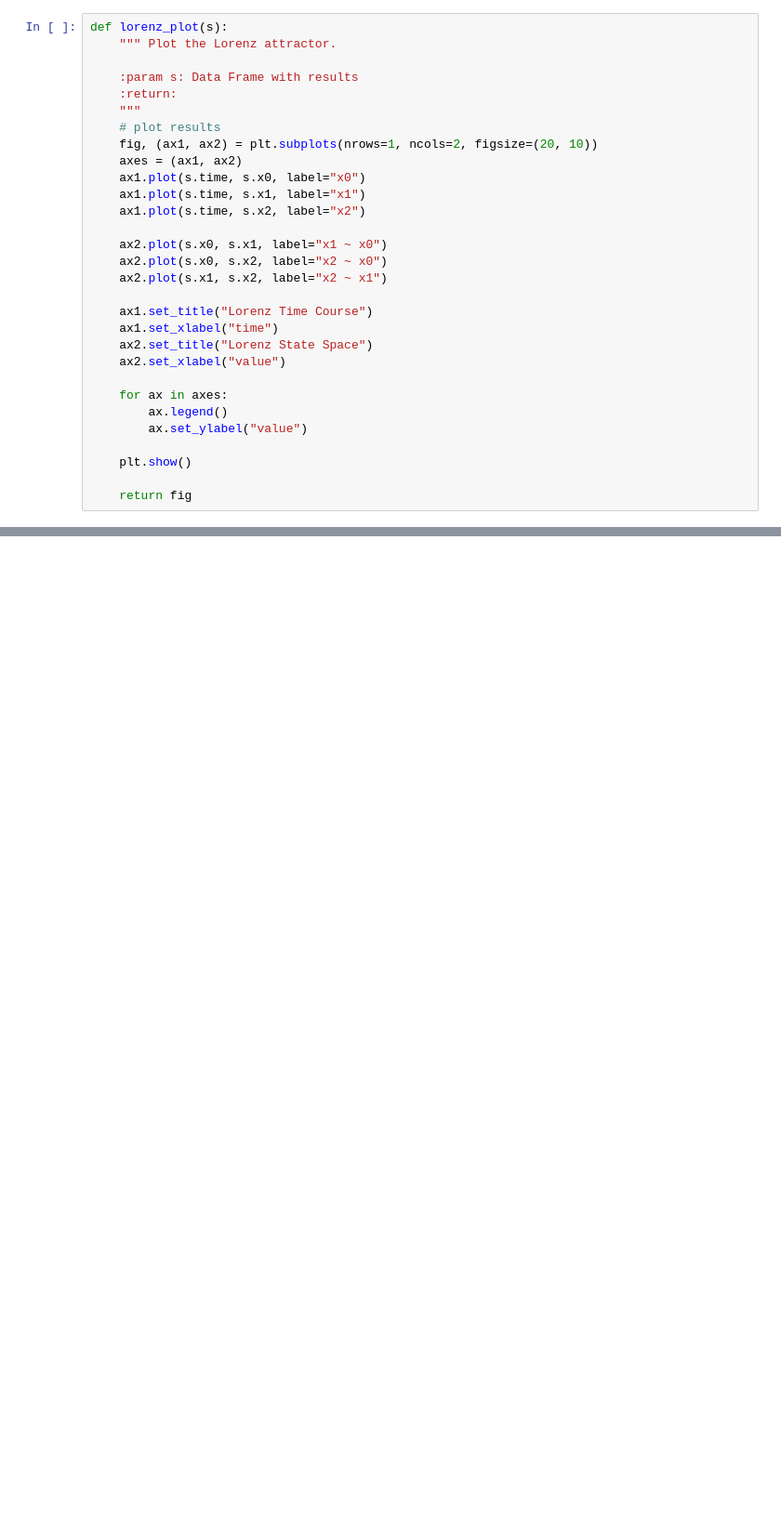
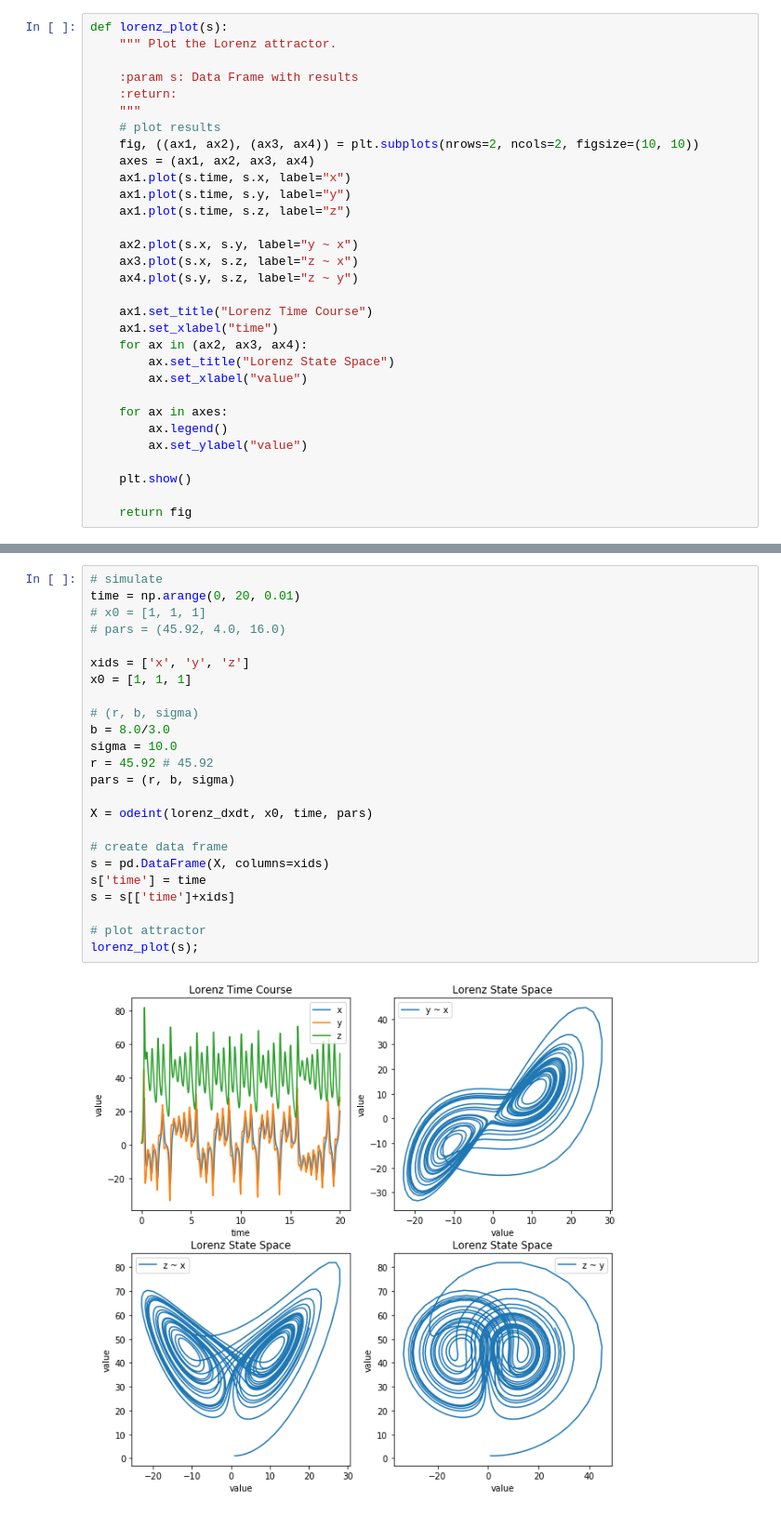
Before and after one commit to matthiaskoenig/itbtechtalks, a Jupyter notebook: talks/03_jupyter/lorenz.ipynb, the cells around one changed output, grey strips where cells are left out. Shown: that part at 93% size. Saved outputs shown, nothing was run; the diff lists cells and outputs as text; blank space fills up the shorter version.

```diff
--- a/talks/03_jupyter/lorenz.ipynb
+++ b/talks/03_jupyter/lorenz.ipynb
@@ -34,20 +59,21 @@ def lorenz_plot(s):
     :return:
     """
     # plot results
-    fig, (ax1, ax2) = plt.subplots(nrows=1, ncols=2, figsize=(20, 10))
-    axes = (ax1, ax2)
-    ax1.plot(s.time, s.x0, label="x0")
-    ax1.plot(s.time, s.x1, label="x1")
-    ax1.plot(s.time, s.x2, label="x2")
+    fig, ((ax1, ax2), (ax3, ax4)) = plt.subplots(nrows=2, ncols=2, figsize=(10, 10))
+    axes = (ax1, ax2, ax3, ax4)
+    ax1.plot(s.time, s.x, label="x")
+    ax1.plot(s.time, s.y, label="y")
+    ax1.plot(s.time, s.z, label="z")
 
-    ax2.plot(s.x0, s.x1, label="x1 ~ x0")
-    ax2.plot(s.x0, s.x2, label="x2 ~ x0")
-    ax2.plot(s.x1, s.x2, label="x2 ~ x1")
+    ax2.plot(s.x, s.y, label="y ~ x")
+    ax3.plot(s.x, s.z, label="z ~ x")
+    ax4.plot(s.y, s.z, label="z ~ y")
 
     ax1.set_title("Lorenz Time Course")
     ax1.set_xlabel("time")
-    ax2.set_title("Lorenz State Space")
-    ax2.set_xlabel("value")
+    for ax in (ax2, ax3, ax4):
+        ax.set_title("Lorenz State Space")
+        ax.set_xlabel("value")
 
     for ax in axes:
         ax.legend()
@@ -58,0 +99,26 @@ def lorenz_plot(s):
+# %%
+# simulate
+time = np.arange(0, 20, 0.01)
+# x0 = [1, 1, 1]
+# pars = (45.92, 4.0, 16.0)
+
+xids = ['x', 'y', 'z']
+x0 = [1, 1, 1]
+
+# (r, b, sigma)
+b = 8.0/3.0
+sigma = 10.0
+r = 45.92 # 45.92
+pars = (r, b, sigma)
+
+X = odeint(lorenz_dxdt, x0, time, pars)
+
+# create data frame
+s = pd.DataFrame(X, columns=xids)
+s['time'] = time
+s = s[['time']+xids]
+
+# plot attractor
+lorenz_plot(s);
+# %% [output]
+[figure, added]
```
Also changed, not shown: parts of 13 cells of this notebook, 5 other files.
